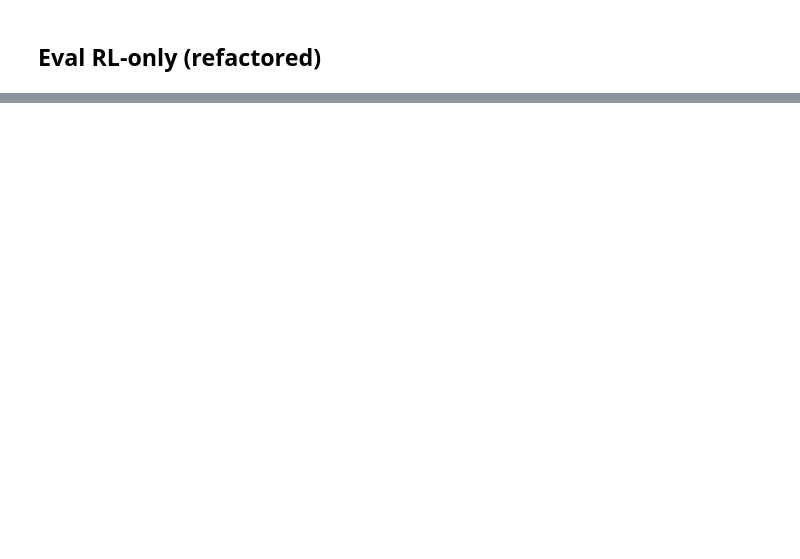
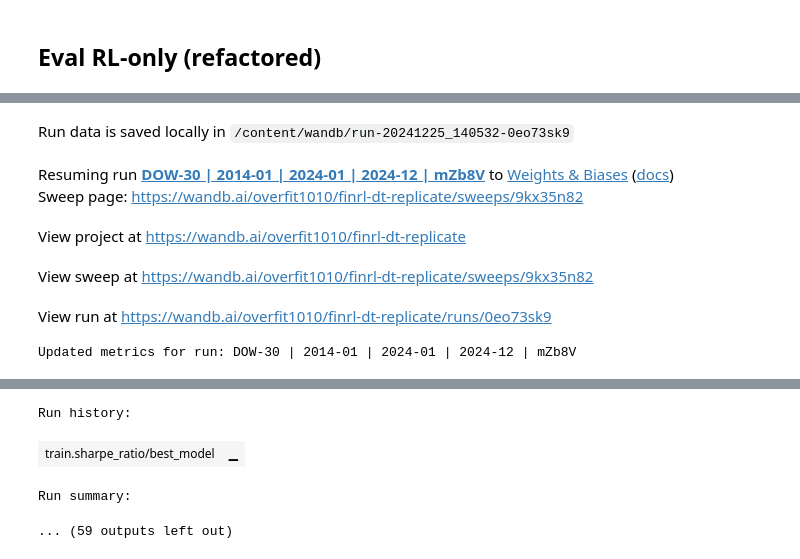
Before and after one commit to tony-pitchblack/finrl-dt, a Jupyter notebook: finrl_dt_replicate_eval.ipynb, the cells around one changed output, grey strips where cells are left out. Cells and saved outputs as stored; diff of their text form; code cells hidden in the pictures; blank space fills up the shorter version.

```diff
--- a/finrl_dt_replicate_eval.ipynb
+++ b/finrl_dt_replicate_eval.ipynb
@@ -565,22 +600,29 @@ def log_plot_as_artifact(fig, artifact_name, artifact_type="plot", filename="plo
 
 def run_prediction_and_log_metrics(run_id):
     with wandb.init(project=PROJECT, entity=ENTITY, id=run_id, resume='must'):
+        download_artifacts(run_id)
+        train, trade = load_data()
+
         config = wandb.run.config
 
-        e_trade_gym = init_env(config)
+        e_trade_gym = init_env(trade, config)
         result = get_predictions(e_trade_gym, config)
-        result = add_djia_test(result)
+        result = add_djia_test(trade, result, config)
         metrics_df, metrics_summary_df, experiment_stats = calculate_metrics(result)
         log_test_metrics(metrics_summary_df)
         fig = plot_results(result, experiment_stats)
-        log_plot_as_artifact(fig, artifact_name="performance_comparison_DRL_agents", artifact_type="plot", filename="performance_comparison_DRL_agents.png")
+        log_plot_as_artifact(fig, artifact_name_prefix="performance_comparison_DRL_agents", artifact_type="plot")
 
 # run_prediction_and_log_metrics(RUN_ID)
 # %%
 from tqdm.notebook import tqdm
 
+sweep_id = '9bn7j535'
+sweep_id = SWEEP_ID
+
+##################
+
 api = wandb.Api()
-sweep_id = 'mkhq30nx'
 sweep = api.sweep(f'{ENTITY}/{PROJECT}/{sweep_id}')
 
 for run in tqdm(sweep.runs):
@@ -604,0 +672,54 @@ Run summary:
+# %%
+#@title rename_metrics_in_sweep
+import wandb
+
+def rename_metrics_in_sweep(sweep_id, metric_rename_map):
+    """
+    Rename metrics in all runs of a given sweep.
+
+    Parameters:
+        sweep_id (str): The ID of the sweep.
+        metric_rename_map (dict): A dictionary where keys are old metric names and values are the new names.
+    """
+    api = wandb.Api()
+    sweep = api.sweep(f"{ENTITY}/{PROJECT}/{sweep_id}")
+
+    for run in sweep.runs:
+        try:
+            # Activate the run with context manager
+            with wandb.init(id=run.id, project=PROJECT, entity=ENTITY, resume="allow"):
+                # Get the run's summary
+                summary = run.summary
+
+                # Rename metrics based on the provided mapping
+                for old_metric, new_metric in metric_rename_map.items():
+                    if old_metric in summary:
+                        # Convert the metric to float if possible
+                        try:
+                            metric_value = float(summary[old_metric])
+                        except ValueError:
+                            metric_value = summary[old_metric]  # Keep the value if it's not convertible to float
+
+                        # Log the renamed metric to the current run
+                        wandb.log({new_metric: metric_value})
+
+                # Save the updated metrics
+                print(f"Updated metrics for run: {run.name}")
+        except Exception as e:
+            print(f"Failed to update run {run.name}: {e}")
+
+# metric_rename_map = {
+#     "max_sharpe_ratio": "train.sharpe_ratio/best_model",
+#     "max_sharpe_ratio_model": "train.best_model_name"
+# }
+
+metric_rename_map = {
+    "test.sharpe_ratio/best_model": "test/sharpe_ratio/best_model",
+    "test.best_model_name": "test/best_model_name",
+    "test.cum_return/best_model": "test/cum_return/best_model",
+    "test.ann_return/best_model": "test/ann_return/best_model",
+    "test.mdd/best_model": "test/mdd/best_model"
+}
+
+rename_metrics_in_sweep(sweep_id=SWEEP_ID, metric_rename_map=metric_rename_map)
+# %% [output]
@@ -604,0 +732,7 @@ Run summary:
+Run data is saved locally in /content/wandb/run-20241225_140532-0eo73sk9
+Resuming run DOW-30 | 2014-01 | 2024-01 | 2024-12 | mZb8V to Weights & Biases (docs)
+Sweep page: https://wandb.ai/overfit1010/finrl-dt-replicate/sweeps/9kx35n82
+View project at https://wandb.ai/overfit1010/finrl-dt-replicate
+View sweep at https://wandb.ai/overfit1010/finrl-dt-replicate/sweeps/9kx35n82
+View run at https://wandb.ai/overfit1010/finrl-dt-replicate/runs/0eo73sk9
+Updated metrics for run: DOW-30 | 2014-01 | 2024-01 | 2024-12 | mZb8V
@@ -604,0 +740,4 @@ Run summary:
+Run history:
+| train.sharpe_ratio/best_model | ▁ |
+Run summary:
+... (59 outputs left out)
```
Also changed, not shown: parts of 21 cells of this notebook.
